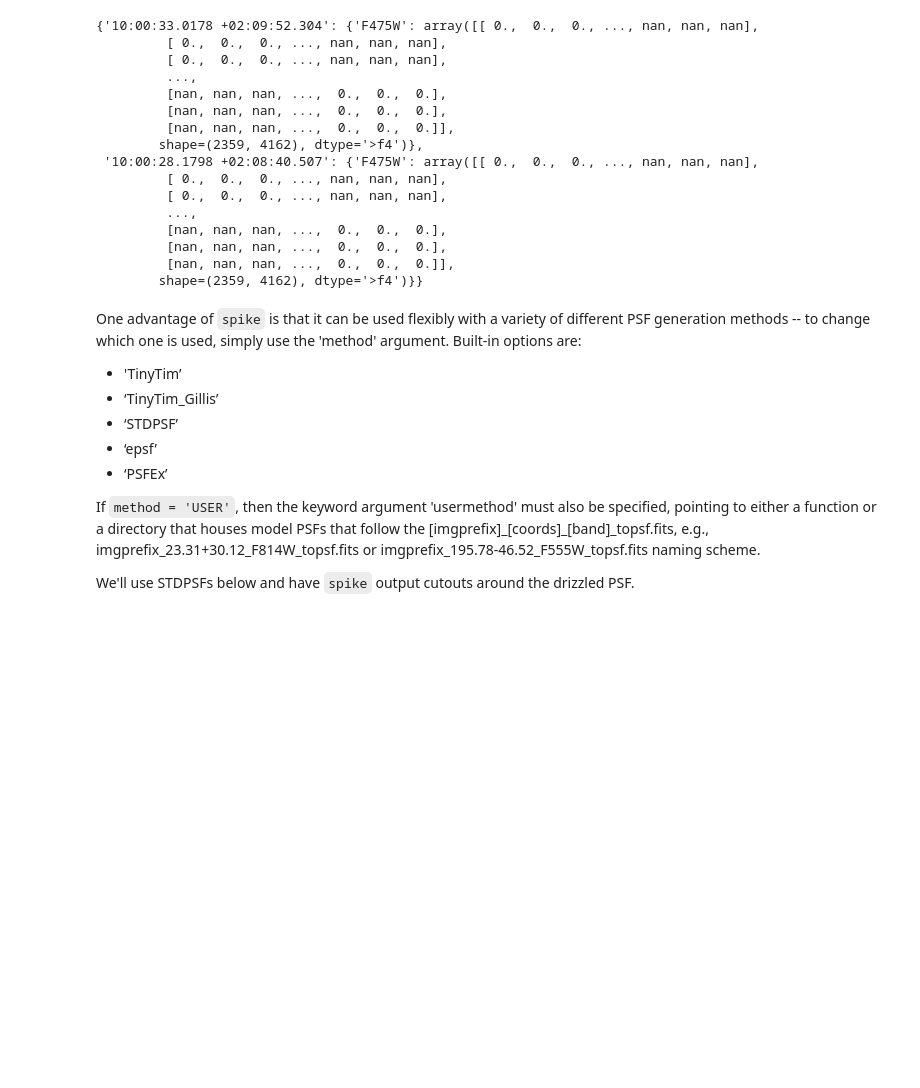
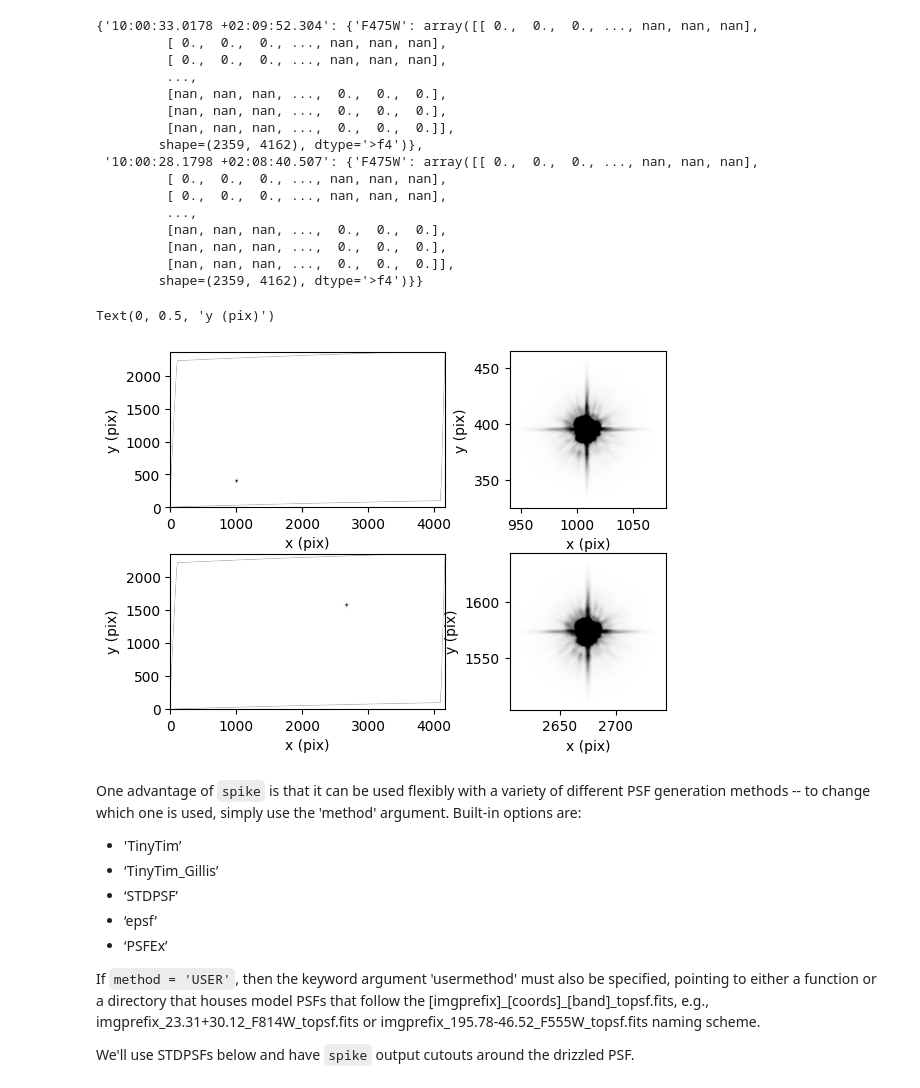
Before and after one commit to avapolzin/spike, a Jupyter notebook: example_notebooks/acs_example.ipynb, the cells around one changed output. Drawn from its saved outputs; the diff is of its cells as text; code cells hidden in the pictures; blank space fills up the shorter version.

```diff
--- a/example_notebooks/acs_example.ipynb
+++ b/example_notebooks/acs_example.ipynb
@@ -74,6 +125,39 @@ dpsf
          [nan, nan, nan, ...,  0.,  0.,  0.],
          [nan, nan, nan, ...,  0.,  0.,  0.]],
         shape=(2359, 4162), dtype='>f4')}}
+# %%
+dat = dpsf['10:00:33.0178 +02:09:52.304']['F475W']
+datcrop = dpsf['10:00:33.0178 +02:09:52.304']['F475W'][325:465, 940:1080]
+
+fig, ax = plt.subplots(2, 2, gridspec_kw = {'width_ratios':[1.75, 1], 'wspace':0.3})
+ax[0, 0].imshow(dat, vmin = np.nanpercentile(dat[dat != 0], 20), vmax = np.nanpercentile(dat[dat != 0], 97),
+            origin = 'lower', cmap = 'Greys')
+ax[0, 0].set_xlabel('x (pix)')
+ax[0, 0].set_ylabel('y (pix)')
+
+ax[0, 1].imshow(datcrop, origin = 'lower', cmap = 'Greys', extent = [940, 1080, 325, 465],
+             vmin = np.nanpercentile(datcrop[datcrop != 0], 20),
+             vmax = np.nanpercentile(datcrop[datcrop != 0], 97))
+ax[0, 1].set_xlabel('x (pix)')
+ax[0, 1].set_ylabel('y (pix)')
+
+
+dat = dpsf['10:00:28.1798 +02:08:40.507']['F475W']
+datcrop = dpsf['10:00:28.1798 +02:08:40.507']['F475W'][1504:1644, 2605:2745]
+
+ax[1, 0].imshow(dat, vmin = np.nanpercentile(dat[dat != 0], 20), vmax = np.nanpercentile(dat[dat != 0], 97),
+            origin = 'lower', cmap = 'Greys')
+ax[1, 0].set_xlabel('x (pix)')
+ax[1, 0].set_ylabel('y (pix)')
+
+ax[1, 1].imshow(datcrop, origin = 'lower', cmap = 'Greys', extent = [2605, 2745, 1504, 1644],
+             vmin = np.nanpercentile(datcrop[datcrop != 0], 20),
+             vmax = np.nanpercentile(datcrop[datcrop != 0], 97))
+ax[1, 1].set_xlabel('x (pix)')
+ax[1, 1].set_ylabel('y (pix)')
+# %% [output]
+Text(0, 0.5, 'y (pix)')
+[figure, added]
 # %% [markdown]
 One advantage of `spike` is that it can be used flexibly with a variety of different PSF generation methods -- to change which one is used, simply use the 'method' argument. Built-in options are:
 - 'TinyTim’
```
Also changed, not shown: parts of 14 cells of this notebook, 2 other files.
